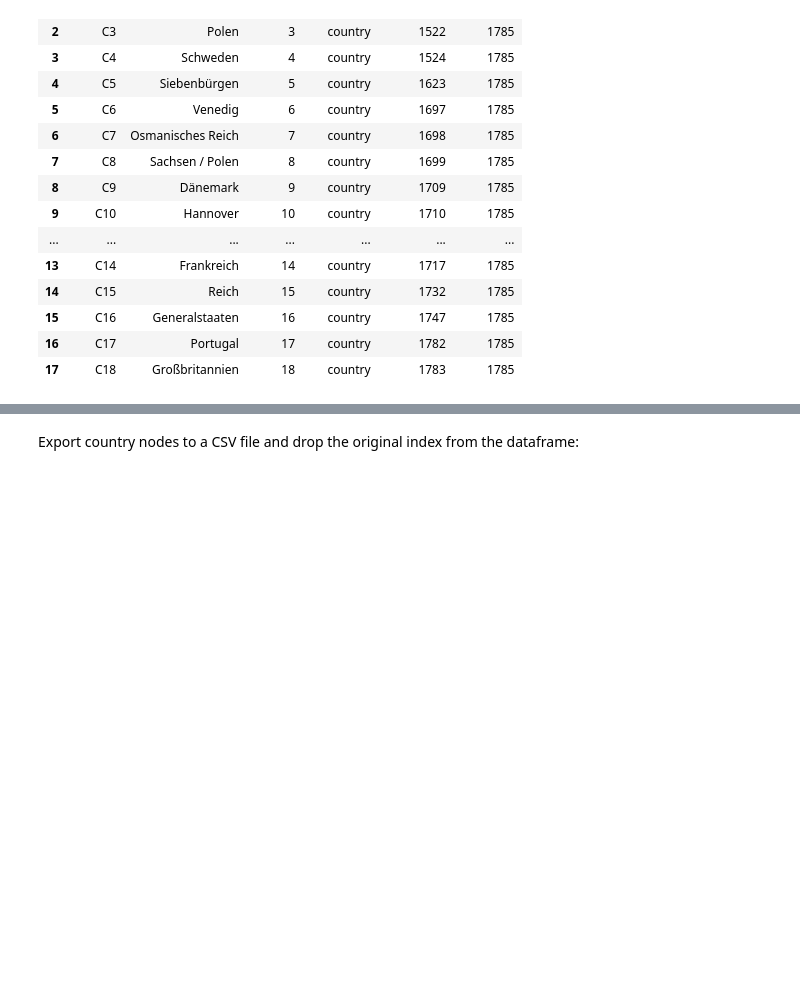
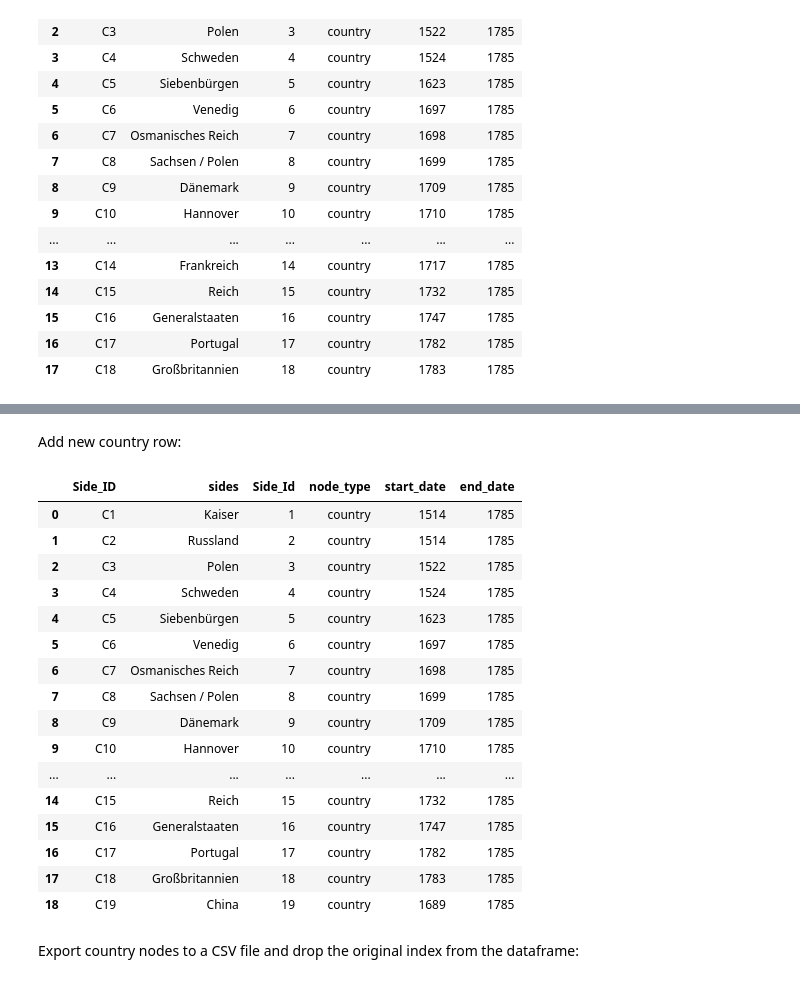
Before and after one commit to yaslena/NetworkAnalysis, a Jupyter notebook: BipartiteNetwork.ipynb, the cells around one changed output, grey strips where cells are left out. Saved outputs shown, nothing was run; the diff lists cells and outputs as text; code cells hidden in the pictures; blank space fills up the shorter version.

```diff
--- a/BipartiteNetwork.ipynb
+++ b/BipartiteNetwork.ipynb
@@ -259,0 +270,2 @@ Country_nodes #preview of country nodes
+# %% [markdown]
+Add new country row:
@@ -260,3 +275,27 @@ Country_nodes #preview of country nodes
+# %%
+new_country_row = {'Side_ID':'C19', 'sides':'China', 'Side_Id':19, 'node_type':'country', 'start_date':1689, 'end_date':1785}
+# %%
+Country_nodes = Country_nodes.append(new_country_row, ignore_index=True)
+# %%
+Country_nodes
+# %% [output]
+|  | Side_ID | sides | Side_Id | node_type | start_date | end_date |
+| 0 | C1 | Kaiser | 1 | country | 1514 | 1785 |
+| 1 | C2 | Russland | 2 | country | 1514 | 1785 |
+| 2 | C3 | Polen | 3 | country | 1522 | 1785 |
+| 3 | C4 | Schweden | 4 | country | 1524 | 1785 |
+| 4 | C5 | Siebenbürgen | 5 | country | 1623 | 1785 |
+| 5 | C6 | Venedig | 6 | country | 1697 | 1785 |
+| 6 | C7 | Osmanisches Reich | 7 | country | 1698 | 1785 |
+| 7 | C8 | Sachsen / Polen | 8 | country | 1699 | 1785 |
+| 8 | C9 | Dänemark | 9 | country | 1709 | 1785 |
+| 9 | C10 | Hannover | 10 | country | 1710 | 1785 |
+| ... | ... | ... | ... | ... | ... | ... |
+| 14 | C15 | Reich | 15 | country | 1732 | 1785 |
+| 15 | C16 | Generalstaaten | 16 | country | 1747 | 1785 |
+| 16 | C17 | Portugal | 17 | country | 1782 | 1785 |
+| 17 | C18 | Großbritannien | 18 | country | 1783 | 1785 |
+| 18 | C19 | China | 19 | country | 1689 | 1785 |
 # %% [markdown]
 Export country nodes to a CSV file and drop the original index from the dataframe:
 # %%
```
Also changed, not shown: parts of 20 cells of this notebook, 1 other file.
